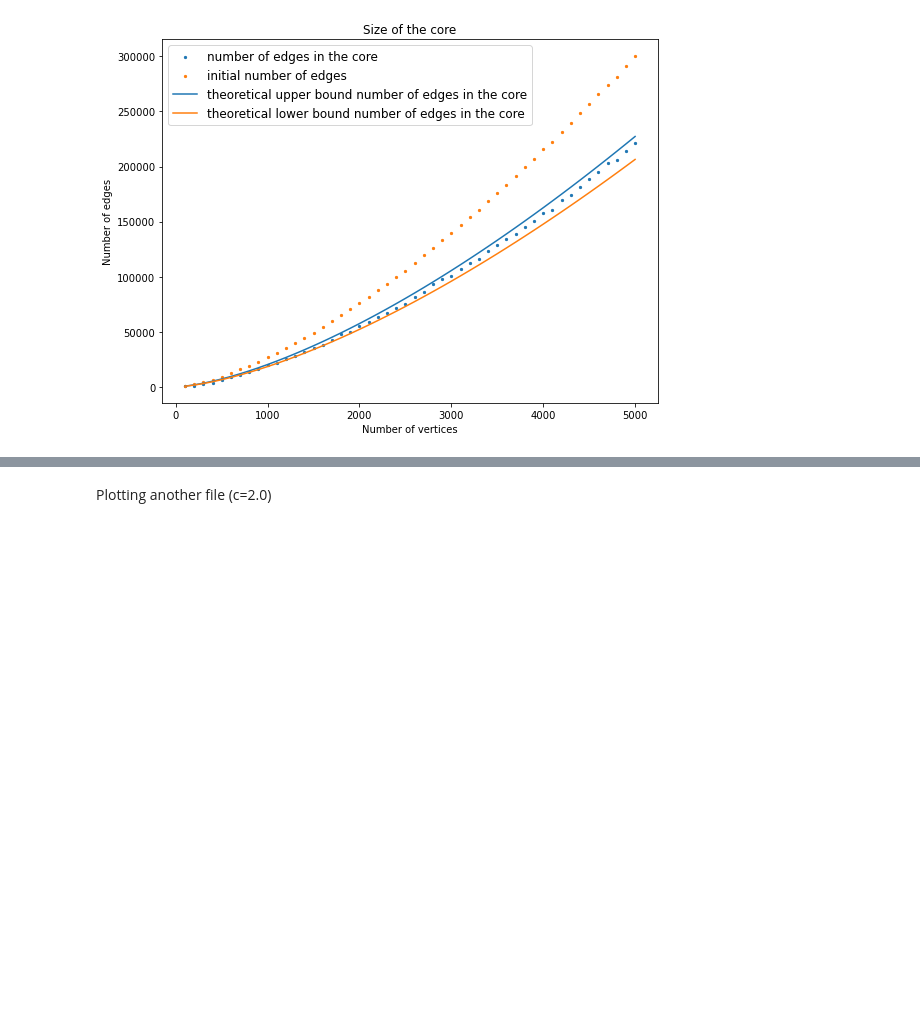
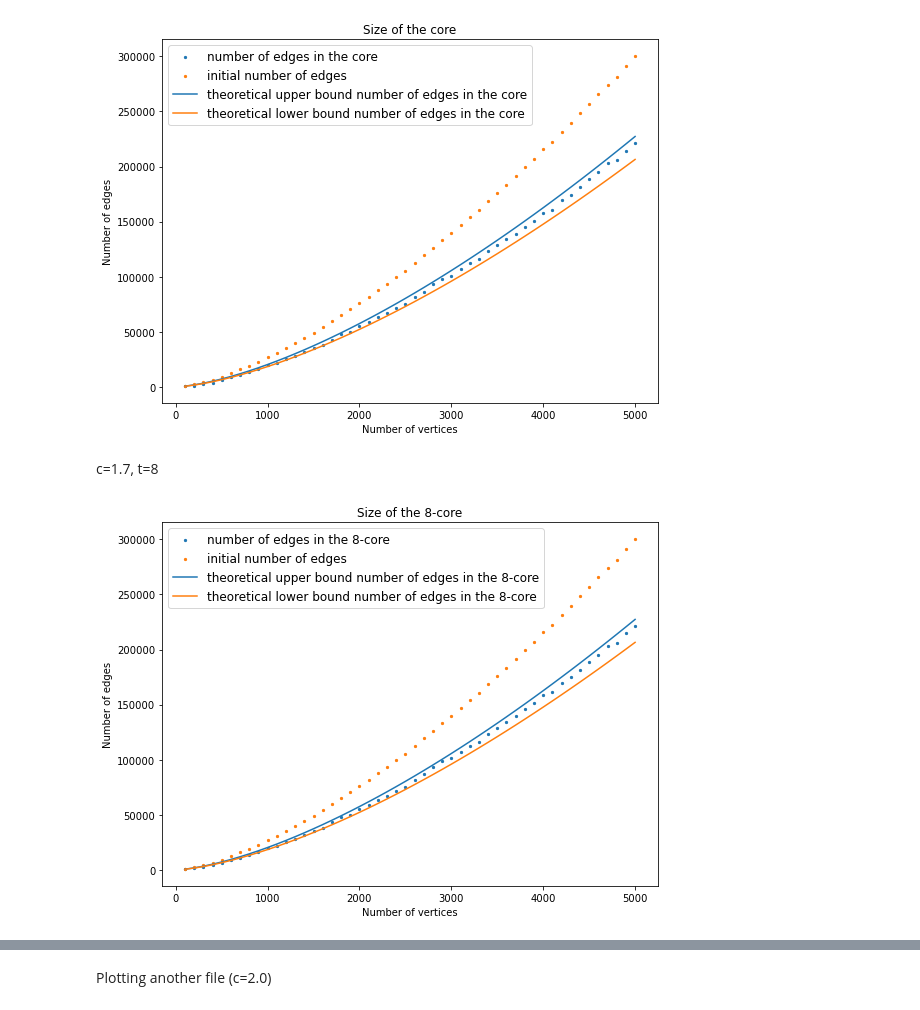
Before and after one commit to soumikdt/Edge-Collapse-On-Random-Clique-Complex, a Jupyter notebook: visual.ipynb, the cells around one changed output, grey strips where cells are left out. Cells and saved outputs as stored; diff of their text form; code cells hidden in the pictures; blank space fills up the shorter version.

```diff
--- a/visual.ipynb
+++ b/visual.ipynb
@@ -65,3 +52,56 @@ plt.tight_layout()  # Adjust layout to prevent clipping of labels
 plt.show()
 # %% [output]
 [figure]
+# %% [markdown]
+c=1.7, t=8
+# %%
+# Read data from CSV file
+df = pd.read_csv('edgecol_output_data2nd.csv') #change file name according to need
+
+table =  df.iloc[:, 1].apply(lambda x: [int(i) for i in x.strip('[]').split(', ')])
+
+t=8 #number of iterations
+
+n_vertex =  [lst[2] for lst in table]
+m_final =  [lst[8*t+3] for lst in table]
+m_initial =  [lst[3] for lst in table]
+
+#modify the theoretical bound accordingly
+
+def f(x,c):
+	return exp(-1*(c*(1-x))**2)  #c**2
+
+def gamma(c):
+  maxt = t
+  z=0
+  for i in range(0,maxt+1):
+    #print(i, z, 1-f(z,c)-(c**2)*z*((1-z)**2), 1- ((c**2)/3.0)*(1-(1-z)**3))
+    z=f(z,c)
+  return(z, 1-f(z,c)-(c**2)*z*((1-z)**2), 1- ((c**2)/3.0)*(1-(1-z)**3))#(\gamma,lowerbound,upperbound)
+
+def expedge(n,c):
+	return(0.5*c*(sqrt(n))*(n-1))
+
+thval= gamma(1.7)
+ub = thval[2]
+lb = thval[1]
+
+c=1.7 # change accordingly
+m_ub = [ub*expedge(n,c) for n in n_vertex]
+m_lb = [lb*expedge(n,c) for n in n_vertex]
+
+
+# Plotting the data
+plt.figure(figsize=(8, 6))  # Adjust the figure size as needed
+plt.scatter(n_vertex, m_final, s=5, label = 'number of edges in the 8-core')
+plt.scatter(n_vertex, m_initial, s=5, label = 'initial number of edges')
+plt.plot(n_vertex, m_ub, label = 'theoretical upper bound number of edges in the 8-core')
+plt.plot(n_vertex, m_lb, label = 'theoretical lower bound number of edges in the 8-core')
+plt.title('Size of the 8-core')
+plt.xlabel('Number of vertices')
+plt.ylabel('Number of edges')
+plt.legend(fontsize='large')
+plt.tight_layout()  # Adjust layout to prevent clipping of labels
+plt.show()
+# %% [output]
+[figure, added]
```
Also changed, not shown: parts of 19 cells of this notebook.
